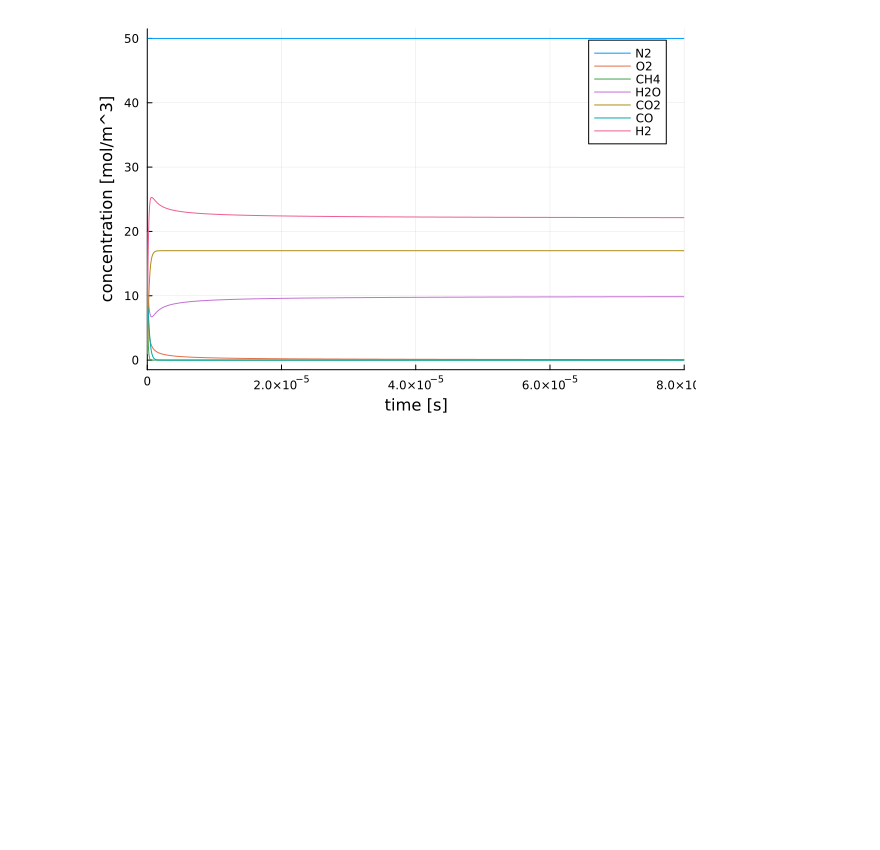
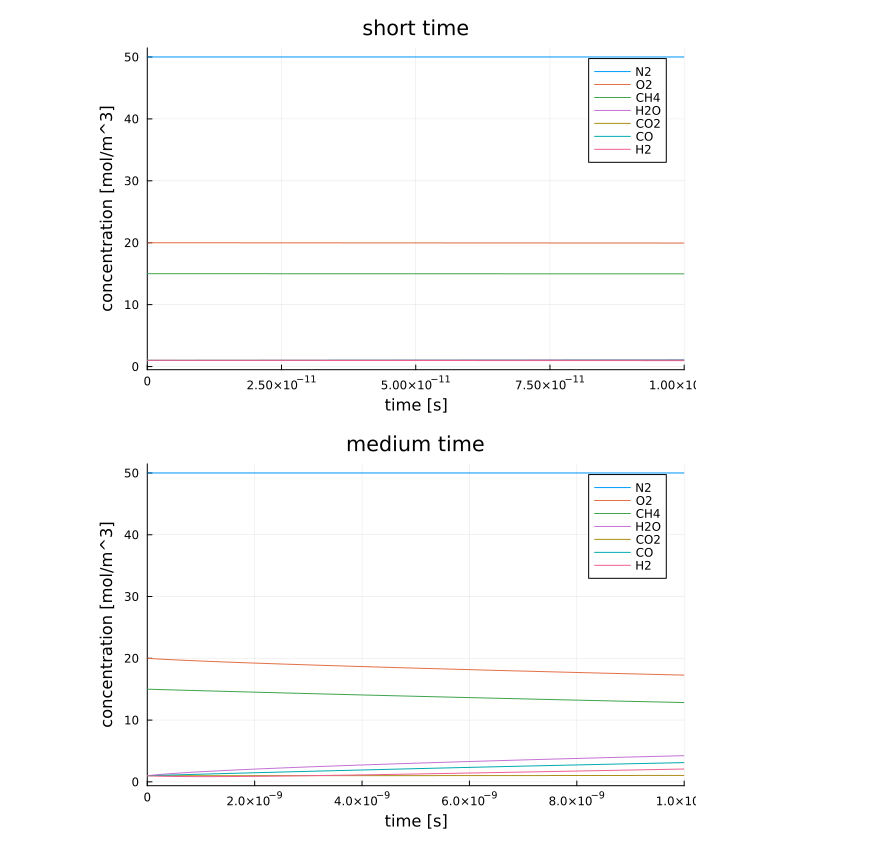
Before and after one commit to Jelterminator/Chemical-Combustion, a Jupyter notebook: 4 step mechanism - kopie.ipynb, the cells around one changed output. Cells and saved outputs as stored; diff of their text form; code cells hidden in the pictures; blank space fills up the shorter version.

Commit message:
Added better plots

```diff
--- a/4 step mechanism - kopie.ipynb
+++ b/4 step mechanism - kopie.ipynb
@@ -26,41 +26,53 @@ function Arrhenius(T, X)
     k[3] = 0.25e17 * T^-1 * exp(-40000 / (R * T))
     k[4] = 0
     k[5] = 0.275e10 * exp(-20000 / (R * T))
     k[6] = 0
 
     # Ensure non-negative concentrations
     Y = max.(X, 1e-10)  # Avoid zero or negative concentrations for stability
 
     # Reaction rates
     r = zeros(6)
     r[1] = k[1] * Y[3]^0.5 * Y[2]^1.25
     r[2] = k[2] * Y[3] * Y[4]
     r[3] = k[3] * Y[7]^0.5 * Y[2]^2.25 * Y[4]^-1
     r[4] = 0
     r[5] = k[5] * Y[6] * Y[4]
     r[6] = 0
 
     return r
 end
 
 # Differential equations function
 function f!(dX, X, p, t)
     r = Arrhenius(T, X)
     dX .= S'*r
 end
 
-# Define time span
-tend = 8e-5
-tspan = (0.0, tend)
+# Define and solve problems for different time spans
+time_spans = [1e-10, 1e-8, 1e-6, 1e-4]
+titles = ["short time", "medium time", "long time","very long time"]
 
-# Define ODE problem
-problem = ODEProblem(f!, X0, tspan)
+plots = []
 
-# Solve ODE problem with a stiff solver and tighter tolerances
-sol = solve(problem, alg_hints=[:stiff], reltol=1e-8, abstol=1e-10)
+for (tend, title) in zip(time_spans, titles)
+    tspan = (0, tend)
 
-# Plot solution
-plot1 = plot(sol, xlabel = "time [s]", ylabel = "concentration [mol/m^3]", label = ["N2" "O2" "CH4" "H2O" "CO2" "CO" "H2"])
-plot(plot1, legend = true)
+    # Define ODE problem
+    problem = ODEProblem(f!, X0, tspan)
+
+    # Solve ODE problem with a stiff solver and tighter tolerances
+    sol = solve(problem, alg_hints=[:stiff], reltol=1e-8, abstol=1e-10)
+
+    # Plot solution obtained
+    plt = plot(sol, xlabel = "time [s]", ylabel = "concentration [mol/m^3]", title = title, label = ["N2" "O2" "CH4" "H2O" "CO2" "CO" "H2"])
+    push!(plots, plt)
+end
+
+# Display all plots
+for plt in plots
+    display(plt)
+end
 # %% [output]
-[figure, old version]
+[figure, new version]
+[figure, added]
```
Also changed, not shown: parts of 1 cell of this notebook.
